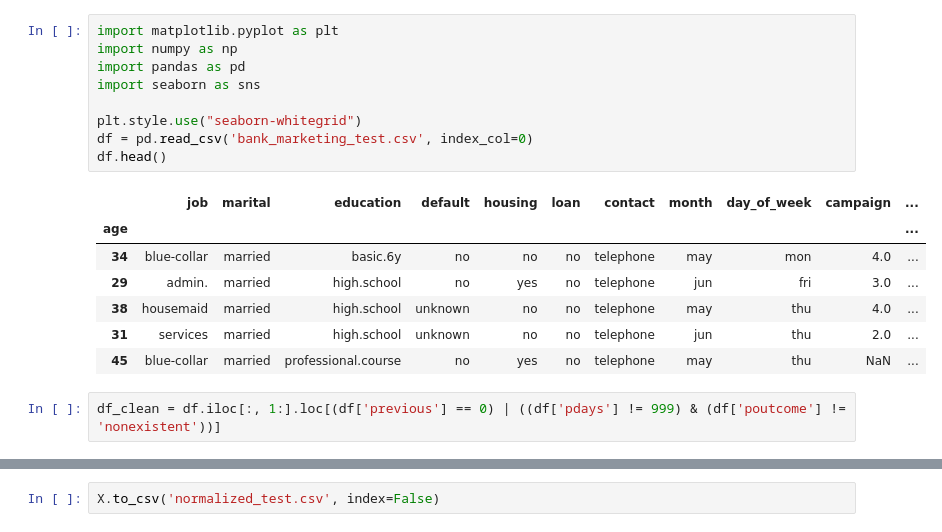
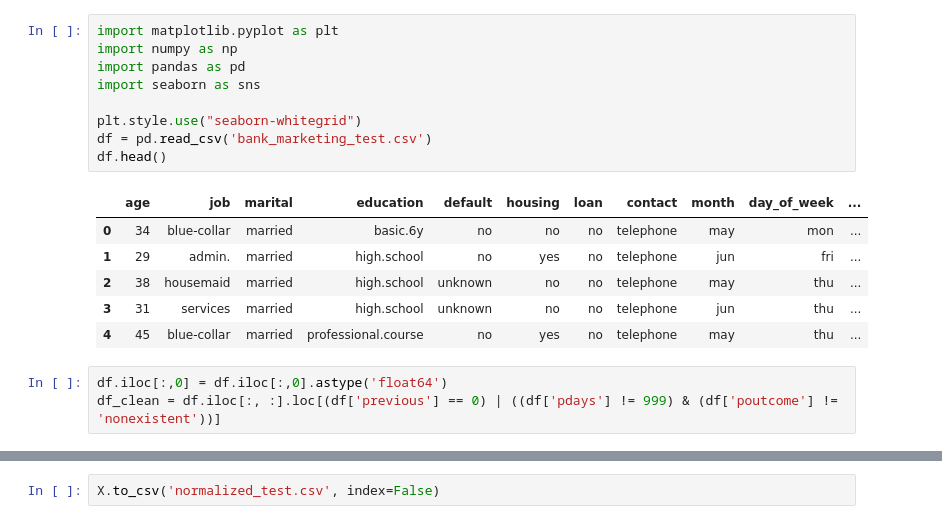
Before and after one commit to FCLV/dm_proj, a Jupyter notebook: Task-1/task1_nml_test.ipynb, the cells around one changed output, grey strips where cells are left out. Drawn from its saved outputs; the diff is of its cells as text.

```diff
--- a/Task-1/task1_nml_test.ipynb
+++ b/Task-1/task1_nml_test.ipynb
@@ -1,22 +1,22 @@
 # %%
 import matplotlib.pyplot as plt
 import numpy as np
 import pandas as pd
 import seaborn as sns
 
 plt.style.use("seaborn-whitegrid")
-df = pd.read_csv('bank_marketing_test.csv', index_col=0)
+df = pd.read_csv('bank_marketing_test.csv')
 df.head()
 # %% [output]
-|  | job | marital | education | default | housing | loan | contact | month | day_of_week | campaign | ... |
-| age |  |  |  |  |  |  |  |  |  |  | ... |
-| 34 | blue-collar | married | basic.6y | no | no | no | telephone | may | mon | 4.0 | ... |
-| 29 | admin. | married | high.school | no | yes | no | telephone | jun | fri | 3.0 | ... |
-| 38 | housemaid | married | high.school | unknown | no | no | telephone | may | thu | 4.0 | ... |
-| 31 | services | married | high.school | unknown | no | no | telephone | jun | thu | 2.0 | ... |
-| 45 | blue-collar | married | professional.course | no | yes | no | telephone | may | thu | NaN | ... |
+|  | age | job | marital | education | default | housing | loan | contact | month | day_of_week | ... |
+| 0 | 34 | blue-collar | married | basic.6y | no | no | no | telephone | may | mon | ... |
+| 1 | 29 | admin. | married | high.school | no | yes | no | telephone | jun | fri | ... |
+| 2 | 38 | housemaid | married | high.school | unknown | no | no | telephone | may | thu | ... |
+| 3 | 31 | services | married | high.school | unknown | no | no | telephone | jun | thu | ... |
+| 4 | 45 | blue-collar | married | professional.course | no | yes | no | telephone | may | thu | ... |
 # %%
-df_clean = df.iloc[:, 1:].loc[(df['previous'] == 0) | ((df['pdays'] != 999) & (df['poutcome'] != 'nonexistent'))]
+df.iloc[:,0] = df.iloc[:,0].astype('float64')
+df_clean = df.iloc[:, :].loc[(df['previous'] == 0) | ((df['pdays'] != 999) & (df['poutcome'] != 'nonexistent'))]
 # %%
 X = df_clean.copy()
 for colname in X.select_dtypes("object"):
```
Also changed, not shown: parts of 3 cells of this notebook, 7 other files.
